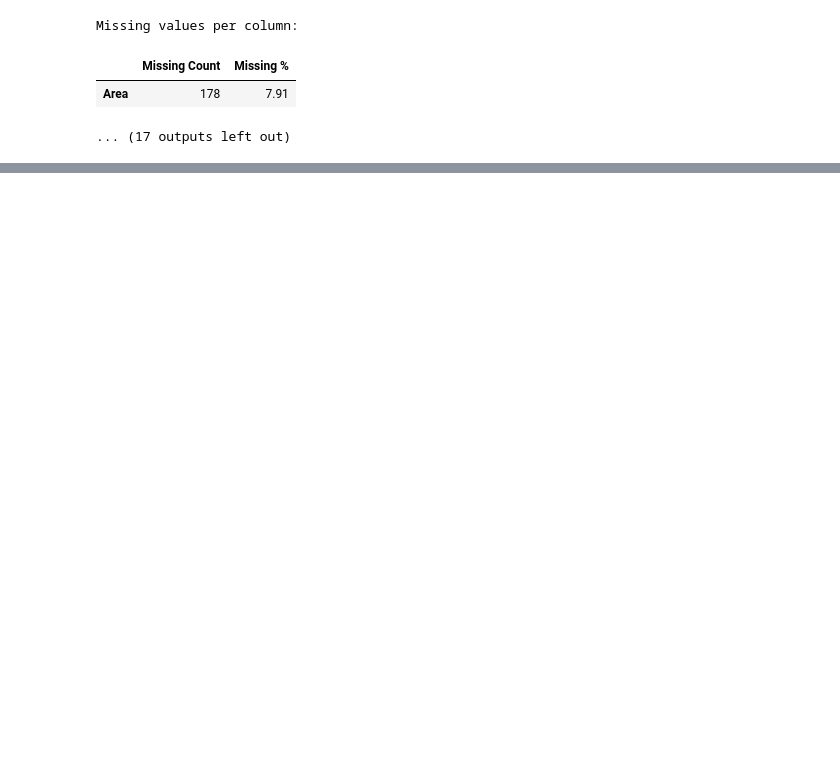
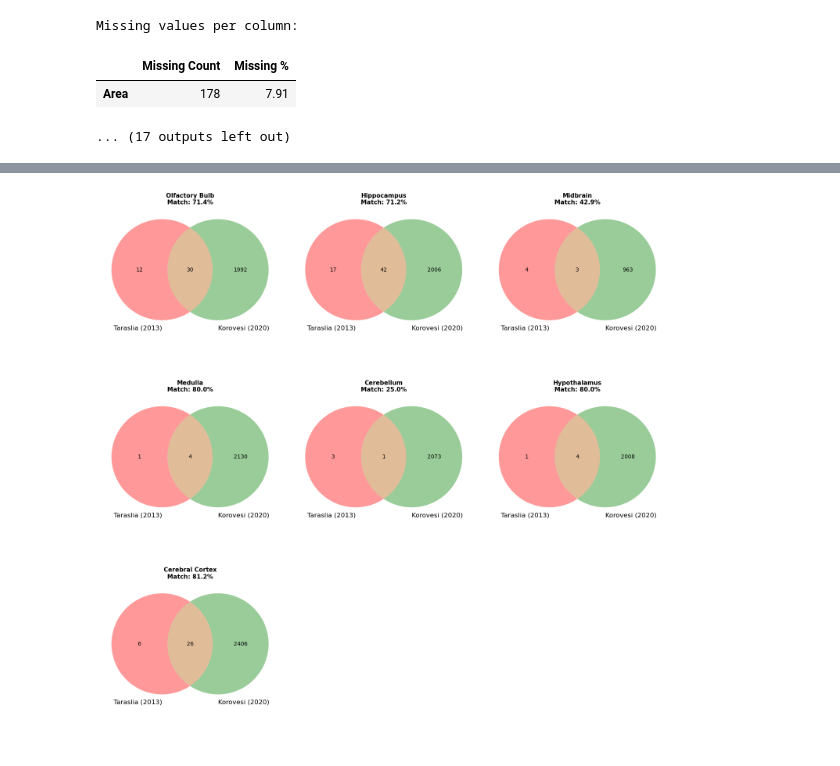
Before and after one commit to ikotsov/proteomic-analysis, a Jupyter notebook: notebooks/data_exploration.ipynb, the cells around one changed output, grey strips where cells are left out. Cells and saved outputs as stored; diff of their text form; code cells hidden in the pictures; blank space fills up the shorter version.

```diff
--- a/notebooks/data_exploration.ipynb
+++ b/notebooks/data_exploration.ipynb
@@ -477,0 +555,53 @@ kor_df_sup.head(3)
+# %%
+from matplotlib_venn import venn2
+
+# Identify the common regions to iterate over
+# We exclude "All Brain Regions" since Korovesi doesn't have a master file loaded yet
+common_regions = [key for key in taraslia_dfs_dict.keys() if key in korovesi_dfs_dict]
+
+# Setup for Summary Plot
+regions_list = []
+coverage_list = []
+
+# Setup Grid (3 rows x 3 columns)
+fig, axes = plt.subplots(3, 3, figsize=(15, 15))
+axes = axes.flatten()
+
+for i, region in enumerate(common_regions):
+    ax = axes[i]
+
+    # Get Sets (Using the standardized 'UniprotID')
+    set_old = set(taraslia_dfs_dict[region]['UniprotID'].dropna())
+    set_new = set(korovesi_dfs_dict[region]['UniprotID'].dropna())
+
+    # Calculate Stats
+    intersection = len(set_old.intersection(set_new))
+    percent = (intersection / len(set_old) * 100) if len(set_old) > 0 else 0
+
+    regions_list.append(region)
+    coverage_list.append(percent)
+
+    only_old = len(set_old - set_new)
+    only_new = len(set_new - set_old)
+    shared   = intersection
+
+    # Draw Venn
+    v = venn2(subsets=(10, 10, 5),
+              set_labels=('Taraslia (2013)', 'Korovesi (2020)'),
+              ax=ax)
+
+    ax.set_title(f"{region}\nMatch: {percent:.1f}%", fontsize=11, fontweight='bold')
+
+    # Coloring
+    if v.get_label_by_id('10'): v.get_label_by_id('10').set_text(f"{only_old}")
+    if v.get_label_by_id('01'): v.get_label_by_id('01').set_text(f"{only_new}")
+    if v.get_label_by_id('11'): v.get_label_by_id('11').set_text(f"{shared}")
+
+# Clean up empty slots
+for j in range(i+1, 9):
+    axes[j].axis('off')
+
+plt.tight_layout()
+plt.show()
+# %% [output]
+[figure, added]
```
Also changed, not shown: parts of 18 cells of this notebook.
